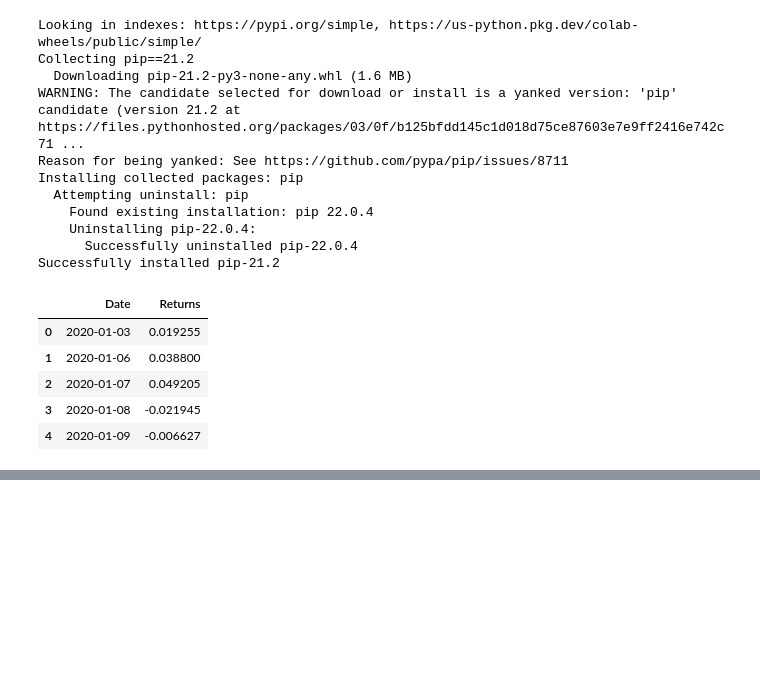
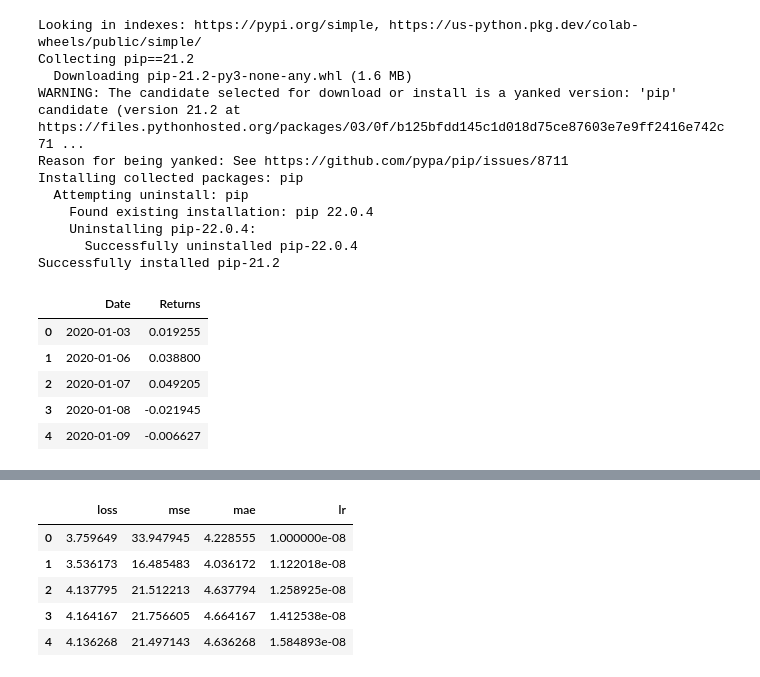
Before and after one commit to DanielEduardoLopez/PortfolioReturn, a Jupyter notebook: 2_PortfolioReturn_DataModelingEval.ipynb, the cells around one changed output, grey strips where cells are left out. Saved outputs shown, nothing was run; the diff lists cells and outputs as text; code cells hidden in the pictures; blank space fills up the shorter version.

Commit message:
Added Model and Learning Rate Optimization

```diff
--- a/2_PortfolioReturn_DataModelingEval.ipynb
+++ b/2_PortfolioReturn_DataModelingEval.ipynb
@@ -78,20 +84,20 @@ df.head()
 | 3 | 2020-01-08 | -0.021945 |
 | 4 | 2020-01-09 | -0.006627 |
 # %%
-def windowed_dataset(series, window_size, batch_size, shuffle_buffer):
+def windowed_dataset(series, window_size = 20, batch_size = 32, shuffle_buffer = 1000):
   """
   Creates a windowed dataset of a time series for the input into a RNN model with Tensorflow.
 
   Parameters
 
   series: Numpy series with the time series data.
-  window_size: Size of the window data.
+  window_size: Size of the subset of elements of the input time series data.
   batch_size: Size of the batch.
-  shuffle_buffer: Buffer size. Should be greater than or equal to the full size of the dataset.
+  shuffle_buffer: Buffer size. Should be greater than or equal to the lenght of the dataset.
 
   Returns
 
-  dataset: Tensorflow dataset.
+  dataset: Tensorflow dataset object.
 
   """
   dataset = tf.data.Dataset.from_tensor_slices(series)
@@ -138,0 +159,20 @@ np.random.seed(51)
+# %%
+# Learning Rate Optimization
+
+# Pivot Learning Rate value
+pivot_lr = 1e-8
+
+# Learning Rate will marginally increase with each epoch
+lr_scheduler = tf.keras.callbacks.LearningRateScheduler(
+                lambda epoch: pivot_lr * 10**(epoch / 20))
+
+# Gradient descent (with momentum) optimizer.
+optimizer = tf.keras.optimizers.SGD(learning_rate = pivot_lr, momentum = 0.9)
+# %%
+# Model compilation
+model.compile(loss = tf.keras.losses.Huber(), # Huber loss between y_true & y_pred
+              optimizer = optimizer,
+              metrics = ['mse', 'mae'])
+# %%
+# Fitting of the model
+history = model.fit(dataset, epochs=100, callbacks=[lr_scheduler])
@@ -138,0 +197,11 @@ np.random.seed(51)
+# %%
+# Conversion of the history keras object into a dataframe
+lr_opt_df = pd.DataFrame.from_dict(history.history)
+lr_opt_df.head()
+# %% [output]
+|  | loss | mse | mae | lr |
+| 0 | 3.759649 | 33.947945 | 4.228555 | 1.000000e-08 |
+| 1 | 3.536173 | 16.485483 | 4.036172 | 1.122018e-08 |
+| 2 | 4.137795 | 21.512213 | 4.637794 | 1.258925e-08 |
+| 3 | 4.164167 | 21.756605 | 4.664167 | 1.412538e-08 |
+| 4 | 4.136268 | 21.497143 | 4.636268 | 1.584893e-08 |
```
Also changed, not shown: parts of 10 cells of this notebook.
